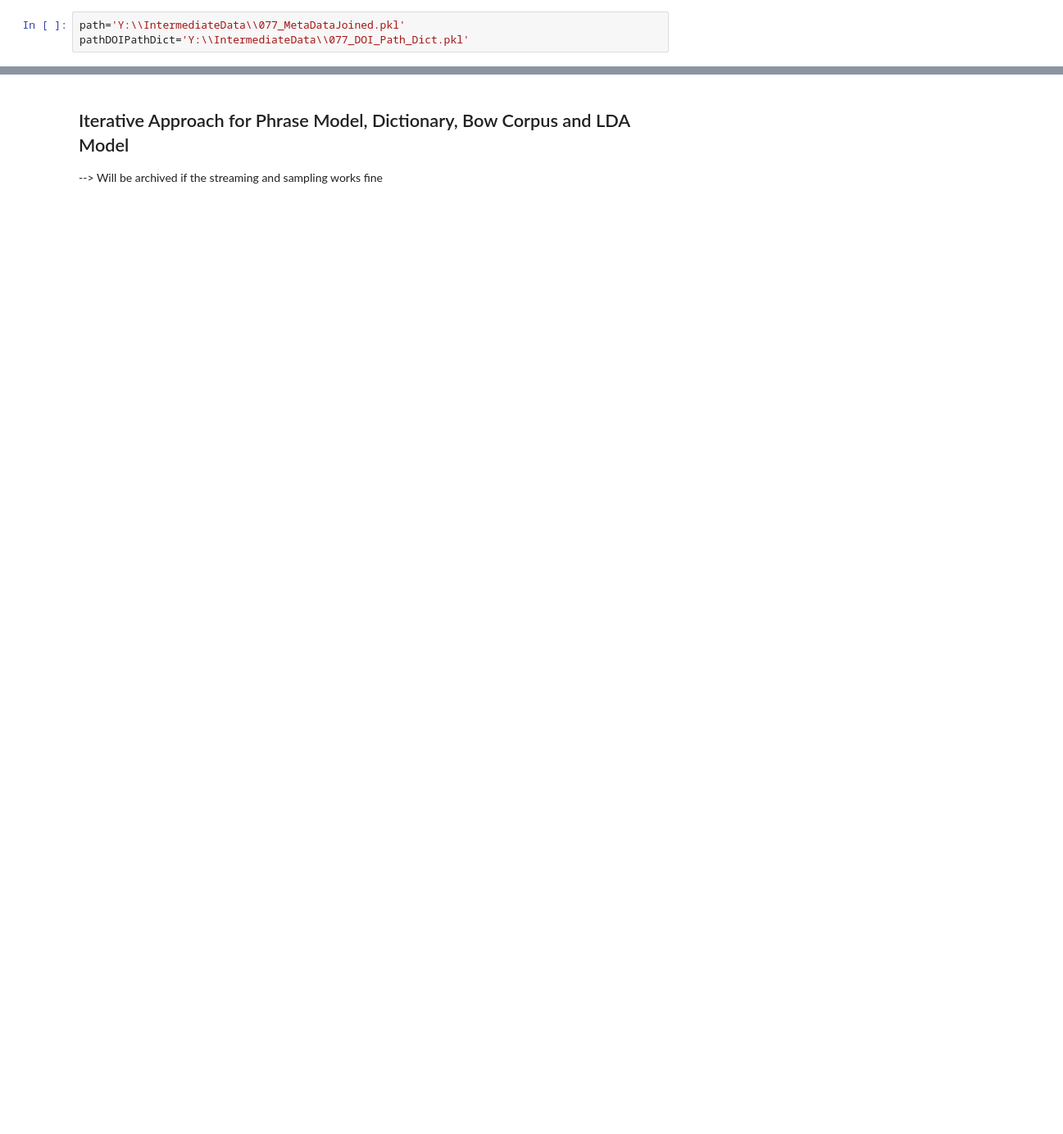
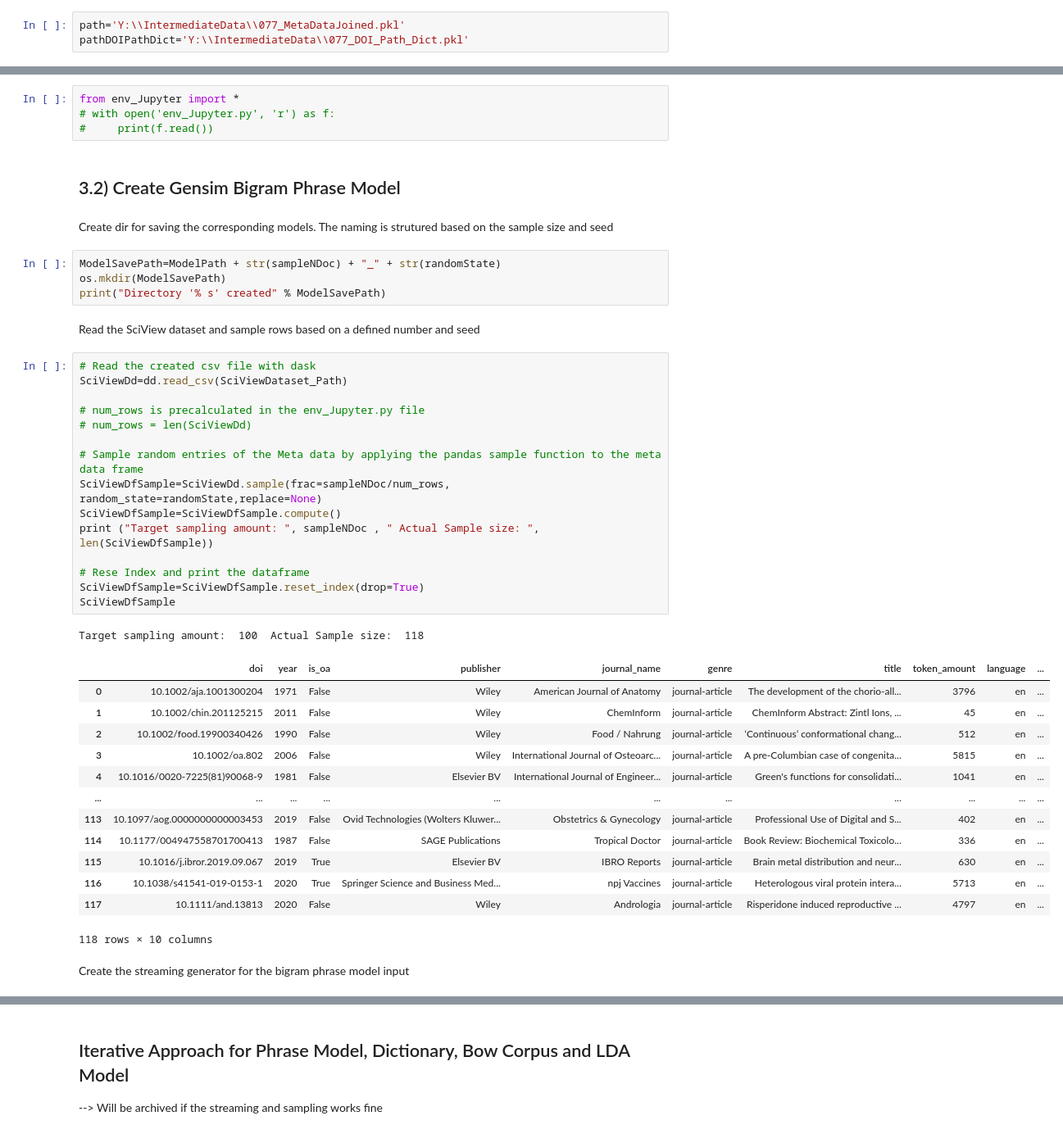
Before and after one commit to SciViewer/SciView, a Jupyter notebook: SciView.ipynb, the cells around one changed output, grey strips where cells are left out. Shown at 82% size. Saved outputs shown, nothing was run; the diff lists cells and outputs as text; blank space fills up the shorter version.

```diff
--- a/SciView.ipynb
+++ b/SciView.ipynb
@@ -691,0 +950,46 @@ fig.show()
+# %%
+from env_Jupyter import *
+# with open('env_Jupyter.py', 'r') as f:
+#     print(f.read())
+# %% [markdown]
+## 3.2) Create Gensim Bigram Phrase Model
+# %% [markdown]
+Create dir for saving the corresponding models. The naming is strutured based on the sample size and seed
+# %%
+ModelSavePath=ModelPath + str(sampleNDoc) + "_" + str(randomState)
+os.mkdir(ModelSavePath)
+print("Directory '% s' created" % ModelSavePath)
+# %% [markdown]
+Read the SciView dataset and sample rows based on a defined number and seed
+# %%
+# Read the created csv file with dask
+SciViewDd=dd.read_csv(SciViewDataset_Path)
+
+# num_rows is precalculated in the env_Jupyter.py file
+# num_rows = len(SciViewDd)
+
+# Sample random entries of the Meta data by applying the pandas sample function to the meta data frame
+SciViewDfSample=SciViewDd.sample(frac=sampleNDoc/num_rows, random_state=randomState,replace=None)
+SciViewDfSample=SciViewDfSample.compute()
+print ("Target sampling amount: ", sampleNDoc , " Actual Sample size: ", len(SciViewDfSample))
+
+# Rese Index and print the dataframe
+SciViewDfSample=SciViewDfSample.reset_index(drop=True)
+SciViewDfSample
+# %% [output]
+Target sampling amount:  100  Actual Sample size:  118
+|  | doi | year | is_oa | publisher | journal_name | genre | title | token_amount | language | ... |
+| 0 | 10.1002/aja.1001300204 | 1971 | False | Wiley | American Journal of Anatomy | journal-article | The development of the chorio-all... | 3796 | en | ... |
+| 1 | 10.1002/chin.201125215 | 2011 | False | Wiley | ChemInform | journal-article | ChemInform Abstract: Zintl Ions, ... | 45 | en | ... |
+| 2 | 10.1002/food.19900340426 | 1990 | False | Wiley | Food / Nahrung | journal-article | ‘Continuous’ conformational chang... | 512 | en | ... |
+| 3 | 10.1002/oa.802 | 2006 | False | Wiley | International Journal of Osteoarc... | journal-article | A pre-Columbian case of congenita... | 5815 | en | ... |
+| 4 | 10.1016/0020-7225(81)90068-9 | 1981 | False | Elsevier BV | International Journal of Engineer... | journal-article | Green's functions for consolidati... | 1041 | en | ... |
+| ... | ... | ... | ... | ... | ... | ... | ... | ... | ... | ... |
+| 113 | 10.1097/aog.0000000000003453 | 2019 | False | Ovid Technologies (Wolters Kluwer... | Obstetrics & Gynecology | journal-article | Professional Use of Digital and S... | 402 | en | ... |
+| 114 | 10.1177/004947558701700413 | 1987 | False | SAGE Publications | Tropical Doctor | journal-article | Book Review: Biochemical Toxicolo... | 336 | en | ... |
+| 115 | 10.1016/j.ibror.2019.09.067 | 2019 | True | Elsevier BV | IBRO Reports | journal-article | Brain metal distribution and neur... | 630 | en | ... |
+| 116 | 10.1038/s41541-019-0153-1 | 2020 | True | Springer Science and Business Med... | npj Vaccines | journal-article | Heterologous viral protein intera... | 5713 | en | ... |
+| 117 | 10.1111/and.13813 | 2020 | False | Wiley | Andrologia | journal-article | Risperidone induced reproductive ... | 4797 | en | ... |
+118 rows × 10 columns
+# %% [markdown]
+Create the streaming generator for the bigram phrase model input
```
Also changed, not shown: parts of 108 cells of this notebook, 9 other files.
